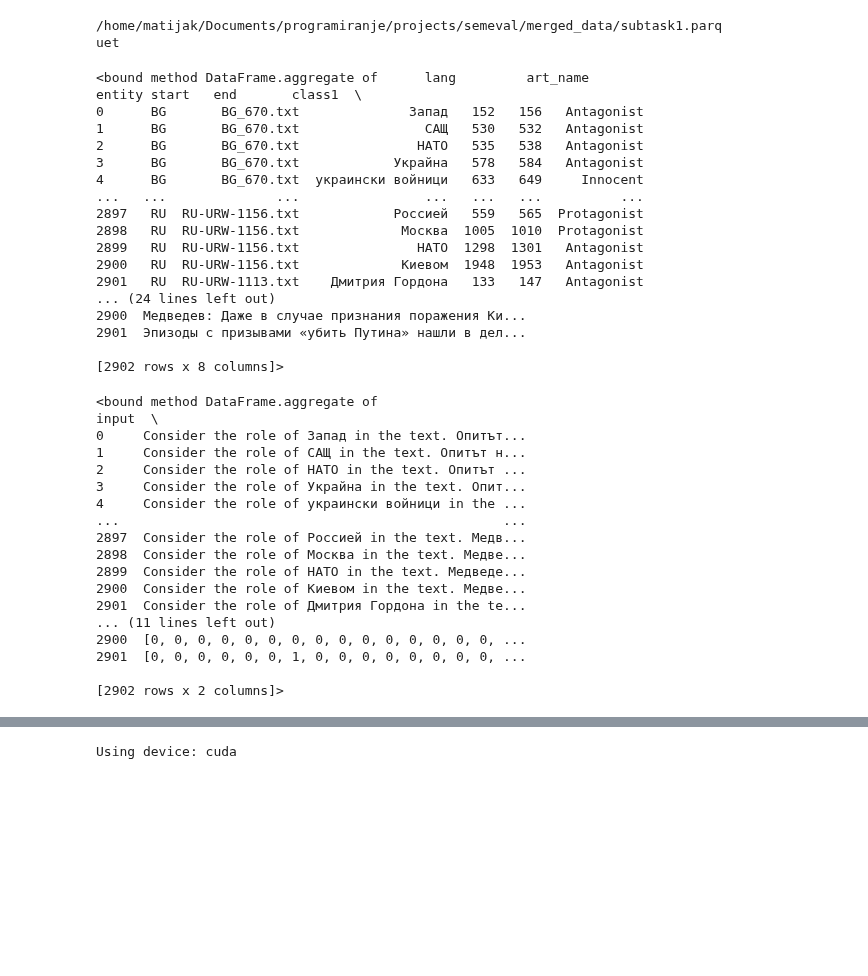
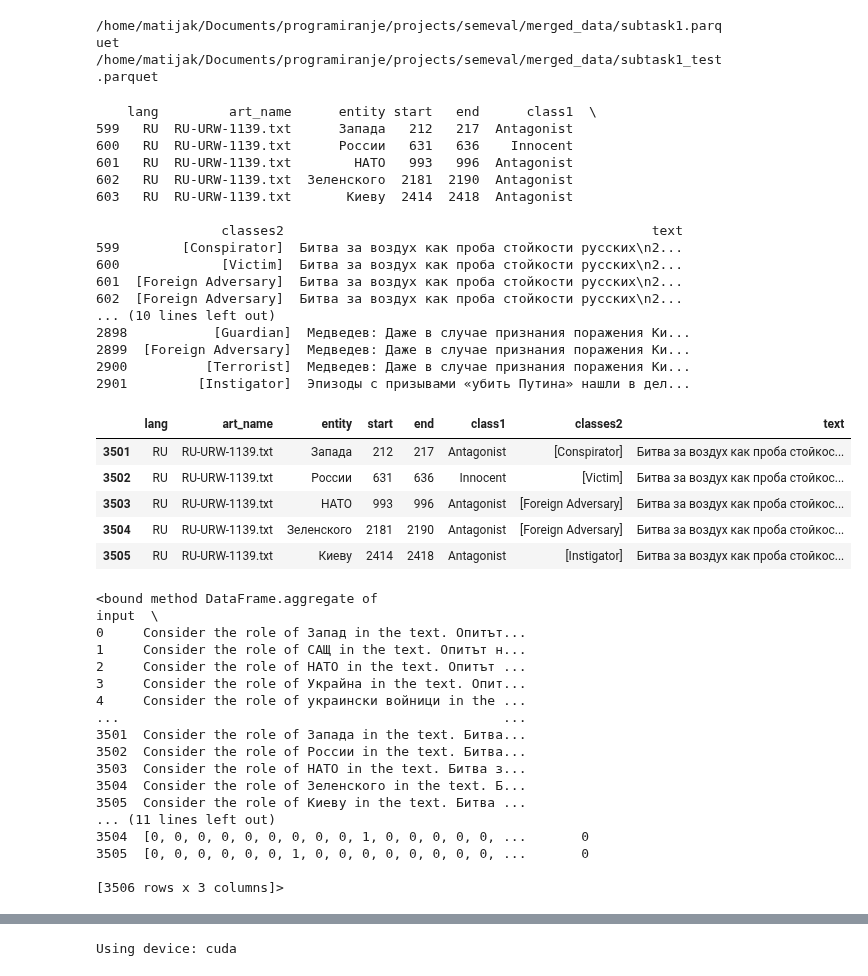
Before and after one commit to Matija-Kukic/semeval2025-t10, a Jupyter notebook: solutions/baseline/baseline.ipynb, the cells around one changed output, grey strips where cells are left out. Saved outputs shown, nothing was run; the diff lists cells and outputs as text; code cells hidden in the pictures; blank space fills up the shorter version.

```diff
--- a/solutions/baseline/baseline.ipynb
+++ b/solutions/baseline/baseline.ipynb
@@ -1,36 +1,49 @@
 # %%
 from pathlib import Path
-import numpy as np
 wd = Path.cwd()
 wd = wd.parent.parent
 wd = wd / 'merged_data'
 sub1 = str(wd) + '/subtask1.parquet'
+sub2 = str(wd) + '/subtask1_test.parquet'
 print(sub1)
+print(sub2)
 # %% [output]
 /home/matijak/Documents/programiranje/projects/semeval/merged_data/subtask1.parquet
+/home/matijak/Documents/programiranje/projects/semeval/merged_data/subtask1_test.parquet
+# %%
+import pandas as pd
+df = pd.read_parquet(sub1)
+df2 = pd.read_parquet(sub2)
+print(df2.tail())
+print(df.tail())
+# %% [output]
+    lang         art_name      entity start   end      class1  \
+599   RU  RU-URW-1139.txt      Запада   212   217  Antagonist
+600   RU  RU-URW-1139.txt      России   631   636    Innocent
+601   RU  RU-URW-1139.txt        НАТО   993   996  Antagonist
+602   RU  RU-URW-1139.txt  Зеленского  2181  2190  Antagonist
+603   RU  RU-URW-1139.txt       Киеву  2414  2418  Antagonist
+
+                classes2                                               text
+599        [Conspirator]  Битва за воздух как проба стойкости русских\n2...
+600             [Victim]  Битва за воздух как проба стойкости русских\n2...
+601  [Foreign Adversary]  Битва за воздух как проба стойкости русских\n2...
+602  [Foreign Adversary]  Битва за воздух как проба стойкости русских\n2...
+... (10 lines left out)
+2898           [Guardian]  Медведев: Даже в случае признания поражения Ки...
+2899  [Foreign Adversary]  Медведев: Даже в случае признания поражения Ки...
+2900          [Terrorist]  Медведев: Даже в случае признания поражения Ки...
+2901         [Instigator]  Эпизоды с призывами «убить Путина» нашли в дел...
 # %%
-import pandas as pd
-df = pd.read_parquet(sub1)
-#df.head(n=20)
-df.aggregate
+df = pd.concat([df, df2], ignore_index=True)
+df.tail()
 # %% [output]
-<bound method DataFrame.aggregate of      lang         art_name             entity start   end       class1  \
-0      BG       BG_670.txt              Запад   152   156   Antagonist
-1      BG       BG_670.txt                САЩ   530   532   Antagonist
-2      BG       BG_670.txt               НАТО   535   538   Antagonist
-3      BG       BG_670.txt            Украйна   578   584   Antagonist
-4      BG       BG_670.txt  украински войници   633   649     Innocent
-...   ...              ...                ...   ...   ...          ...
-2897   RU  RU-URW-1156.txt            Россией   559   565  Protagonist
-2898   RU  RU-URW-1156.txt             Москва  1005  1010  Protagonist
-2899   RU  RU-URW-1156.txt               НАТО  1298  1301   Antagonist
-2900   RU  RU-URW-1156.txt             Киевом  1948  1953   Antagonist
-2901   RU  RU-URW-1113.txt    Дмитрия Гордона   133   147   Antagonist
-... (24 lines left out)
-2900  Медведев: Даже в случае признания поражения Ки...
-2901  Эпизоды с призывами «убить Путина» нашли в дел...
-
-[2902 rows x 8 columns]>
+|  | lang | art_name | entity | start | end | class1 | classes2 | text |
+| 3501 | RU | RU-URW-1139.txt | Запада | 212 | 217 | Antagonist | [Conspirator] | Битва за воздух как проба стойкос... |
+| 3502 | RU | RU-URW-1139.txt | России | 631 | 636 | Innocent | [Victim] | Битва за воздух как проба стойкос... |
+| 3503 | RU | RU-URW-1139.txt | НАТО | 993 | 996 | Antagonist | [Foreign Adversary] | Битва за воздух как проба стойкос... |
+| 3504 | RU | RU-URW-1139.txt | Зеленского | 2181 | 2190 | Antagonist | [Foreign Adversary] | Битва за воздух как проба стойкос... |
+| 3505 | RU | RU-URW-1139.txt | Киеву | 2414 | 2418 | Antagonist | [Instigator] | Битва за воздух как проба стойкос... |
 # %%
 def labelNum(row):
     if row['class1'] == 'Antagonist':
@@ -107,7 +120,7 @@ def labelNum2(row):
 
 df['label2'] = df.apply(labelNum2, axis=1)
 # %%
-data = df.loc[ : , ['input','label2']]
+data = df.loc[ : , ['input','label2','label1']]
 data.aggregate
 # %% [output]
 <bound method DataFrame.aggregate of                                                   input  \
@@ -117,15 +130,15 @@ data.aggregate
 3     Consider the role of Украйна in the text. Опит...
 4     Consider the role of украински войници in the ...
 ...                                                 ...
-2897  Consider the role of Россией in the text. Медв...
-2898  Consider the role of Москва in the text. Медве...
-2899  Consider the role of НАТО in the text. Медведе...
-2900  Consider the role of Киевом in the text. Медве...
-2901  Consider the role of Дмитрия Гордона in the te...
+3501  Consider the role of Запада in the text. Битва...
+3502  Consider the role of России in the text. Битва...
+3503  Consider the role of НАТО in the text. Битва з...
+3504  Consider the role of Зеленского in the text. Б...
+3505  Consider the role of Киеву in the text. Битва ...
 ... (11 lines left out)
-2900  [0, 0, 0, 0, 0, 0, 0, 0, 0, 0, 0, 0, 0, 0, 0, ...
-2901  [0, 0, 0, 0, 0, 0, 1, 0, 0, 0, 0, 0, 0, 0, 0, ...
+3504  [0, 0, 0, 0, 0, 0, 0, 0, 0, 1, 0, 0, 0, 0, 0, ...       0
+3505  [0, 0, 0, 0, 0, 0, 1, 0, 0, 0, 0, 0, 0, 0, 0, ...       0
 
-[2902 rows x 2 columns]>
+[3506 rows x 3 columns]>
 # %%
 from sklearn.model_selection import train_test_split
```
Also changed, not shown: parts of 8 cells of this notebook.
